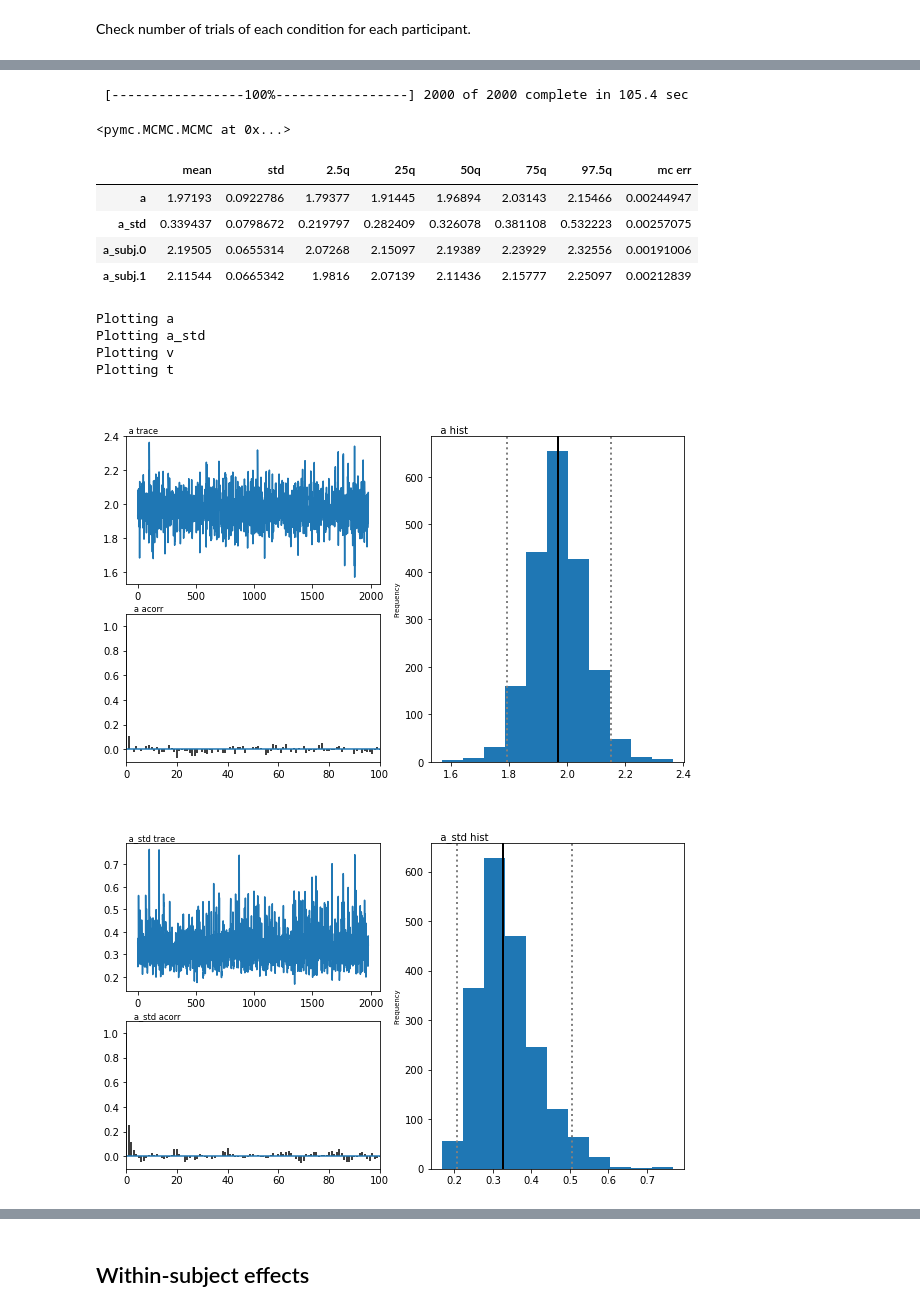
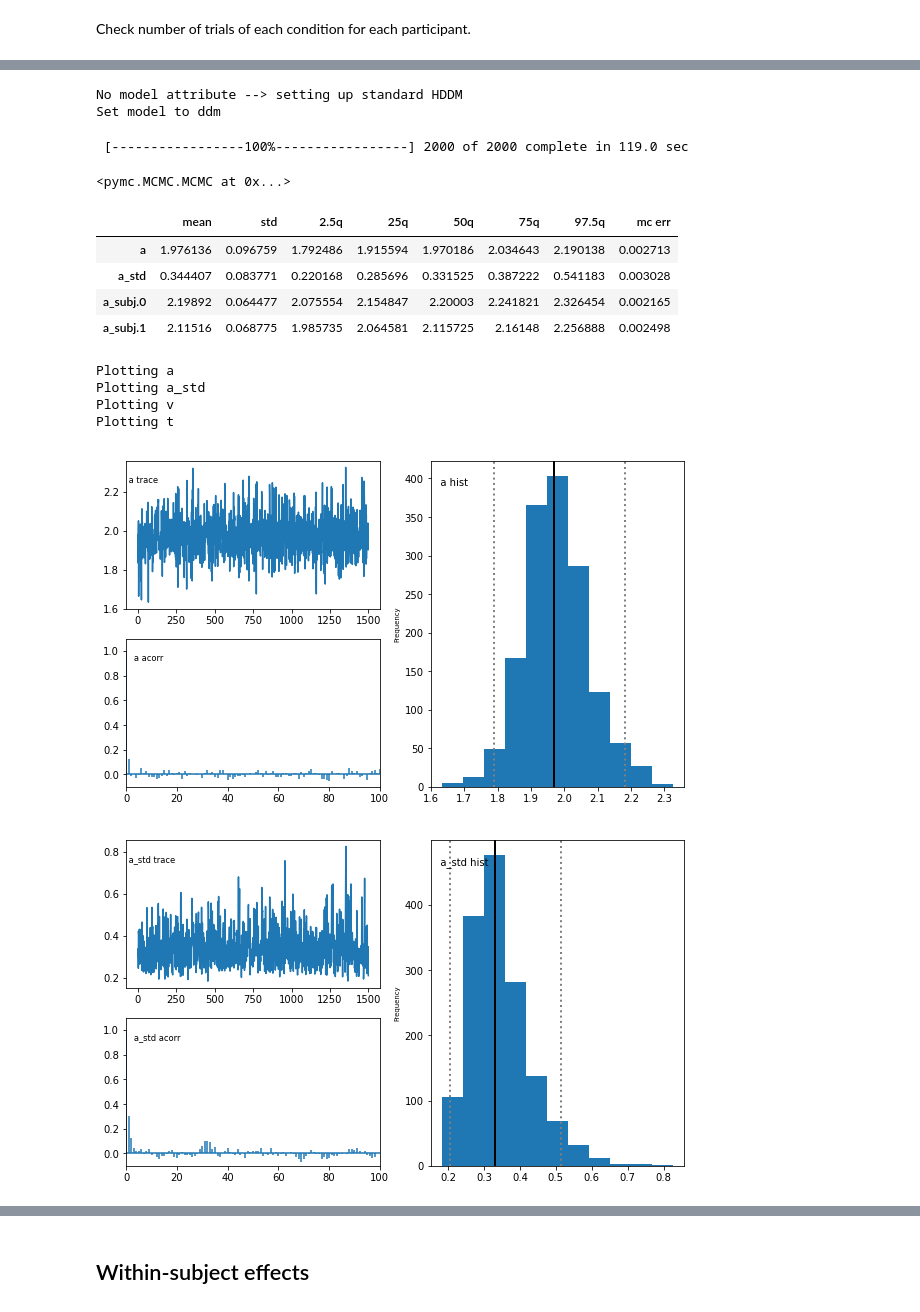
Before and after one commit to hcp4715/dockerHDDM_Guide, a Jupyter notebook: temp/HDDM_official_tutorial_reproduced.ipynb, the cells around one changed output, grey strips where cells are left out. Drawn from its saved outputs; the diff is of its cells as text; code cells hidden in the pictures.

```diff
--- a/temp/HDDM_official_tutorial_reproduced.ipynb
+++ b/temp/HDDM_official_tutorial_reproduced.ipynb
@@ -33,5 +15,5 @@ subj_idx,stim,rt,response,theta,dbs,conf
 # %%
-data = hddm.load_csv('/opt/conda/lib/python3.7/site-packages/hddm/examples/cavanagh_theta_nn.csv')
+data = hddm.load_csv(hddm.__path__[0] + '/examples/cavanagh_theta_nn.csv')
 data.head()
 # %% [output]
 |  | subj_idx | stim | rt | response | theta | dbs | conf |
@@ -78,29 +62,31 @@ dtype: int64
 # %%
 # Instantiate model object passing it our data (no need to call flip_errors() before passing it).
 # This will tailor an individual hierarchical DDM around your dataset.
-m = hddm.HDDM(data)
+m1 = hddm.HDDM(data)
 # find a good starting point which helps with the convergence.
-m.find_starting_values()
+m1.find_starting_values()
 # start drawing 7000 samples and discarding 5000 as burn-in
-m.sample(2000, burn=20)
+m1.sample(2000, burn=500)
 # %% [output]
- [-----------------100%-----------------] 2000 of 2000 complete in 105.4 sec
+No model attribute --> setting up standard HDDM
+Set model to ddm
-<pymc.MCMC.MCMC at 0x...>
+ [-----------------100%-----------------] 2000 of 2000 complete in 119.0 sec
+<pymc.MCMC.MCMC at 0x...>
 # %%
-stats = m.gen_stats()
+stats = m1.gen_stats()
 stats[stats.index.isin(['a', 'a_std', 'a_subj.0', 'a_subj.1'])]
 # %% [output]
 |  | mean | std | 2.5q | 25q | 50q | 75q | 97.5q | mc err |
-| a | 1.97193 | 0.0922786 | 1.79377 | 1.91445 | 1.96894 | 2.03143 | 2.15466 | 0.00244947 |
-| a_std | 0.339437 | 0.0798672 | 0.219797 | 0.282409 | 0.326078 | 0.381108 | 0.532223 | 0.00257075 |
-| a_subj.0 | 2.19505 | 0.0655314 | 2.07268 | 2.15097 | 2.19389 | 2.23929 | 2.32556 | 0.00191006 |
-| a_subj.1 | 2.11544 | 0.0665342 | 1.9816 | 2.07139 | 2.11436 | 2.15777 | 2.25097 | 0.00212839 |
+| a | 1.976136 | 0.096759 | 1.792486 | 1.915594 | 1.970186 | 2.034643 | 2.190138 | 0.002713 |
+| a_std | 0.344407 | 0.083771 | 0.220168 | 0.285696 | 0.331525 | 0.387222 | 0.541183 | 0.003028 |
+| a_subj.0 | 2.19892 | 0.064477 | 2.075554 | 2.154847 | 2.20003 | 2.241821 | 2.326454 | 0.002165 |
+| a_subj.1 | 2.11516 | 0.068775 | 1.985735 | 2.064581 | 2.115725 | 2.16148 | 2.256888 | 0.002498 |
 # %%
-m.plot_posteriors(['a', 't', 'v', 'a_std'])
+m1.plot_posteriors(['a', 't', 'v', 'a_std'])
 # %% [output]
 Plotting a
 Plotting a_std
 Plotting v
 Plotting t
-[figure, old version]
+[figure, new version]
-[figure, old version]
+[figure, new version]
```
Also changed, not shown: parts of 34 cells of this notebook, 12 other files.
